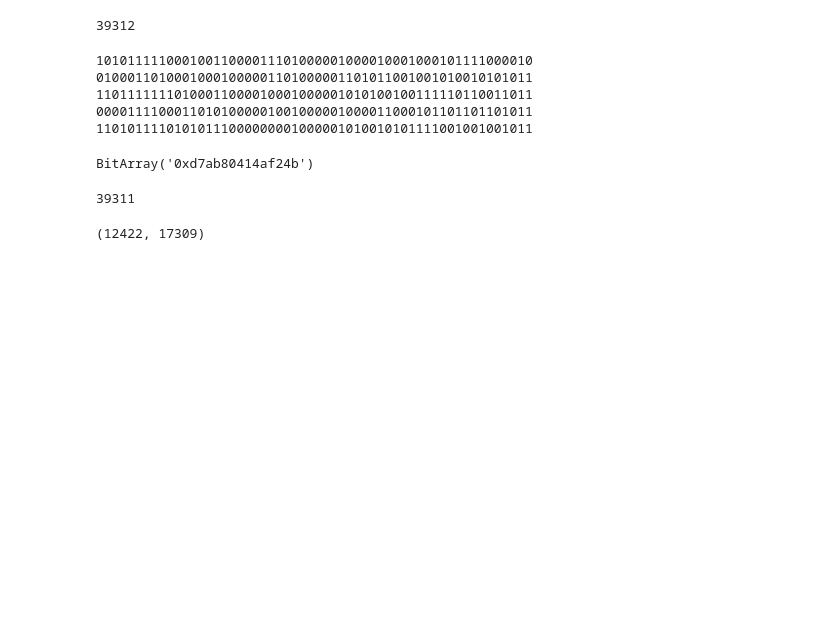
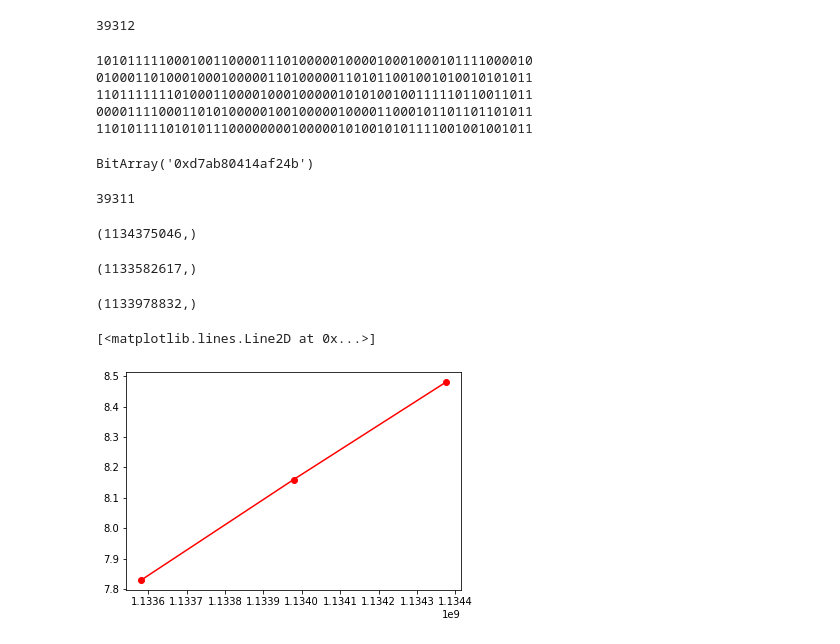
Before and after one commit to jnj16180340/MrRadex, a Jupyter notebook: MrRadex.ipynb, the cells around one changed output. Drawn from its saved outputs; the diff is of its cells as text; code cells hidden in the pictures; blank space fills up the shorter version.

```diff
--- a/MrRadex.ipynb
+++ b/MrRadex.ipynb
@@ -539,6 +539,6 @@ BitArray('0xd7ab80414af24b')
 # %% [output]
 39311
 # %%
-struct.unpack('<HH',b'\x86\x30\x9d\x43')
+struct.unpack('<L',b'\x86\x30\x9d\x43') # max?
 # %% [output]
-(12422, 17309)
+(1134375046,)
@@ -546,0 +545,8 @@ struct.unpack('<HH',b'\x86\x30\x9d\x43')
+# %%
+struct.unpack('<L',b'\x19\x19\x91\x43') # min?
+# %% [output]
+(1133582617,)
+# %%
+struct.unpack('<L',b'\xd0\x24\x97\x43') # med?
+# %% [output]
+(1133978832,)
@@ -546,0 +555,5 @@ struct.unpack('<HH',b'\x86\x30\x9d\x43')
+# %%
+plt.plot([1133582617,1133978832,1134375046],[7.83, 8.16, 8.48], 'ro-')
+# %% [output]
+[<matplotlib.lines.Line2D at 0x...>]
+[figure, added]
```
Also changed, not shown: parts of 3 cells of this notebook, 1 other file.
